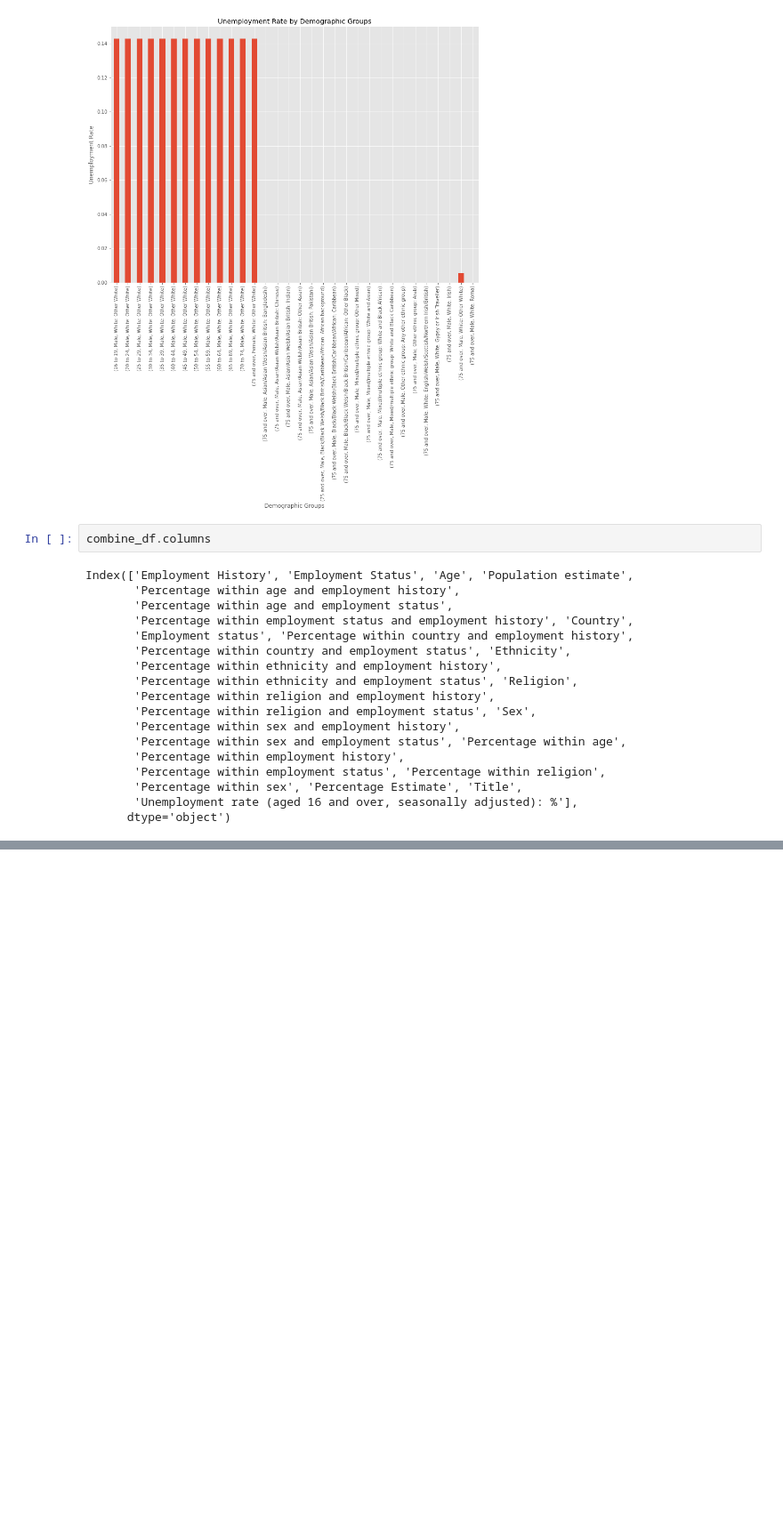
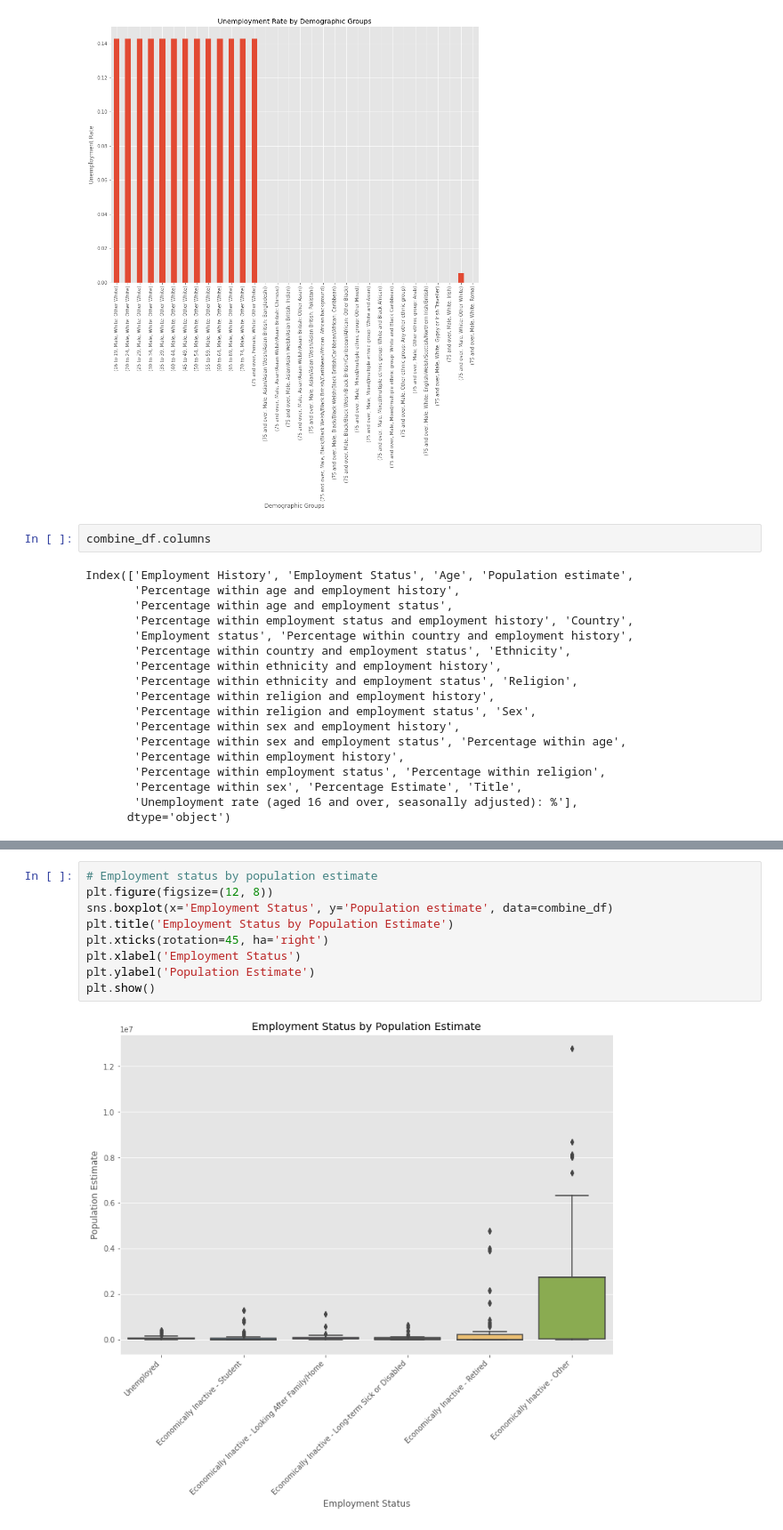
Before and after one commit to Guyoyo/UK-Labor-Market-Analyse, a Jupyter notebook: UK Labour Market Project.ipynb, the cells around one changed output, grey strips where cells are left out. Shown at 89% size. Cells and saved outputs as stored; diff of their text form; blank space fills up the shorter version.

```diff
--- a/UK Labour Market Project.ipynb
+++ b/UK Labour Market Project.ipynb
@@ -300,0 +331,11 @@ Index(['Employment History', 'Employment Status', 'Age', 'Population estimate',
+# %%
+# Employment status by population estimate
+plt.figure(figsize=(12, 8))
+sns.boxplot(x='Employment Status', y='Population estimate', data=combine_df)
+plt.title('Employment Status by Population Estimate')
+plt.xticks(rotation=45, ha='right')
+plt.xlabel('Employment Status')
+plt.ylabel('Population Estimate')
+plt.show()
+# %% [output]
+[figure, added]
```
Also changed, not shown: parts of 26 cells of this notebook.
